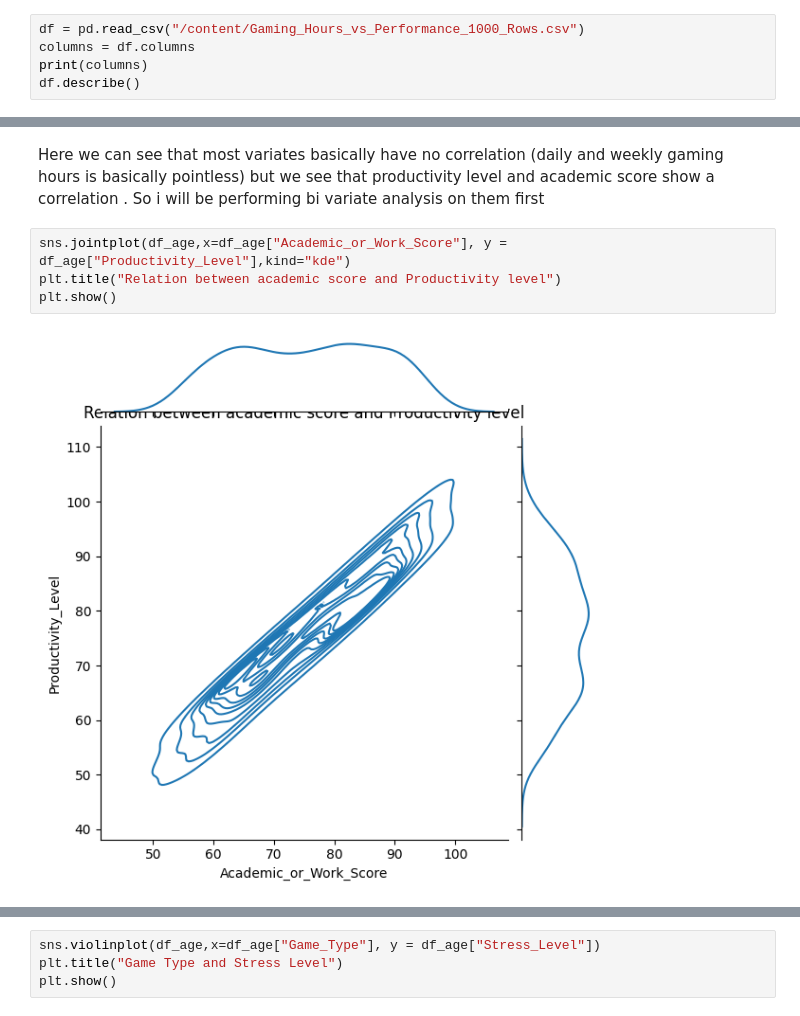
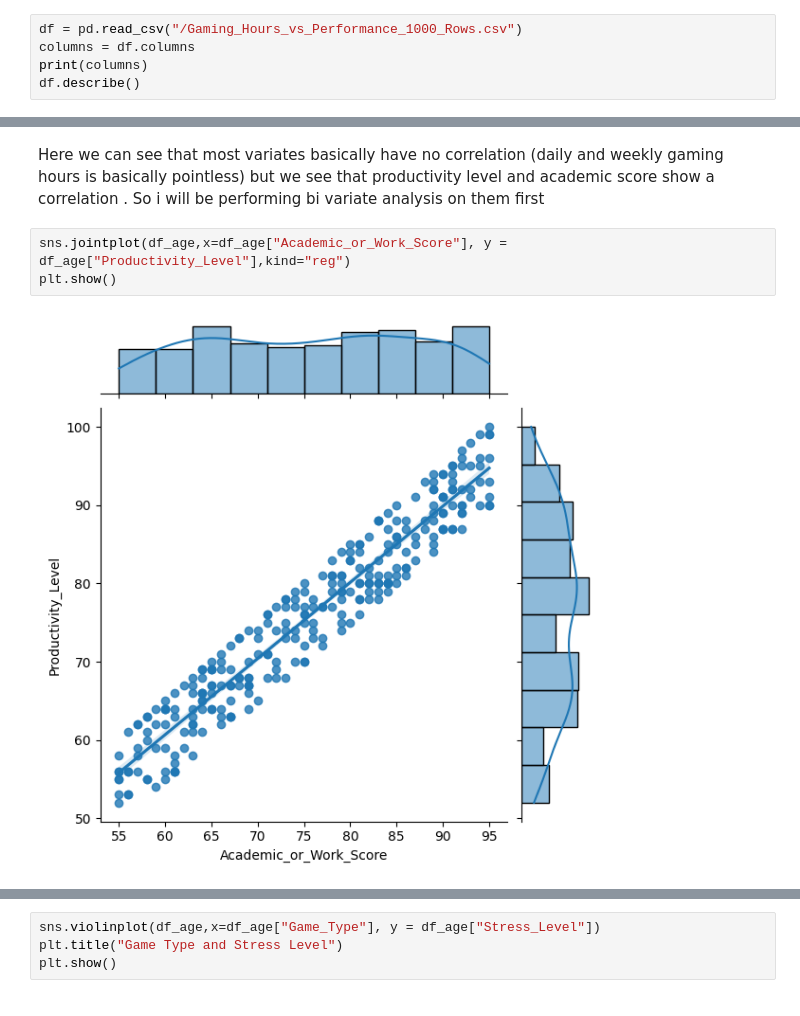
Before and after one commit to Cygus314i/Exploratory-Data-Analysis-Beginner-level-to-learn-, a Jupyter notebook: Gaming&Academic_performances.ipynb, the cells around one changed output, grey strips where cells are left out. Cells and saved outputs as stored; diff of their text form.

```diff
--- a/Gaming&Academic_performances.ipynb
+++ b/Gaming&Academic_performances.ipynb
@@ -5,7 +5,7 @@ import pandas as pd
 import matplotlib.pyplot as plt
 import  seaborn as sns
 # %%
-df = pd.read_csv("/content/Gaming_Hours_vs_Performance_1000_Rows.csv")
+df = pd.read_csv("/Gaming_Hours_vs_Performance_1000_Rows.csv")
 columns = df.columns
 print(columns)
 df.describe()
@@ -37,8 +42,7 @@ plt.show()
 # %% [markdown]
 Here we can see that most variates basically have no correlation (daily and weekly gaming hours is basically pointless) but we see that productivity level and academic score show a correlation . So i will be performing bi variate analysis on them first
 # %%
-sns.jointplot(df_age,x=df_age["Academic_or_Work_Score"], y = df_age["Productivity_Level"],kind="kde")
-plt.title("Relation between academic score and Productivity level")
+sns.jointplot(df_age,x=df_age["Academic_or_Work_Score"], y = df_age["Productivity_Level"],kind="reg")
 plt.show()
 # %% [output]
-[figure, old version]
+[figure, new version]
```
Also changed, not shown: parts of 10 cells of this notebook.
